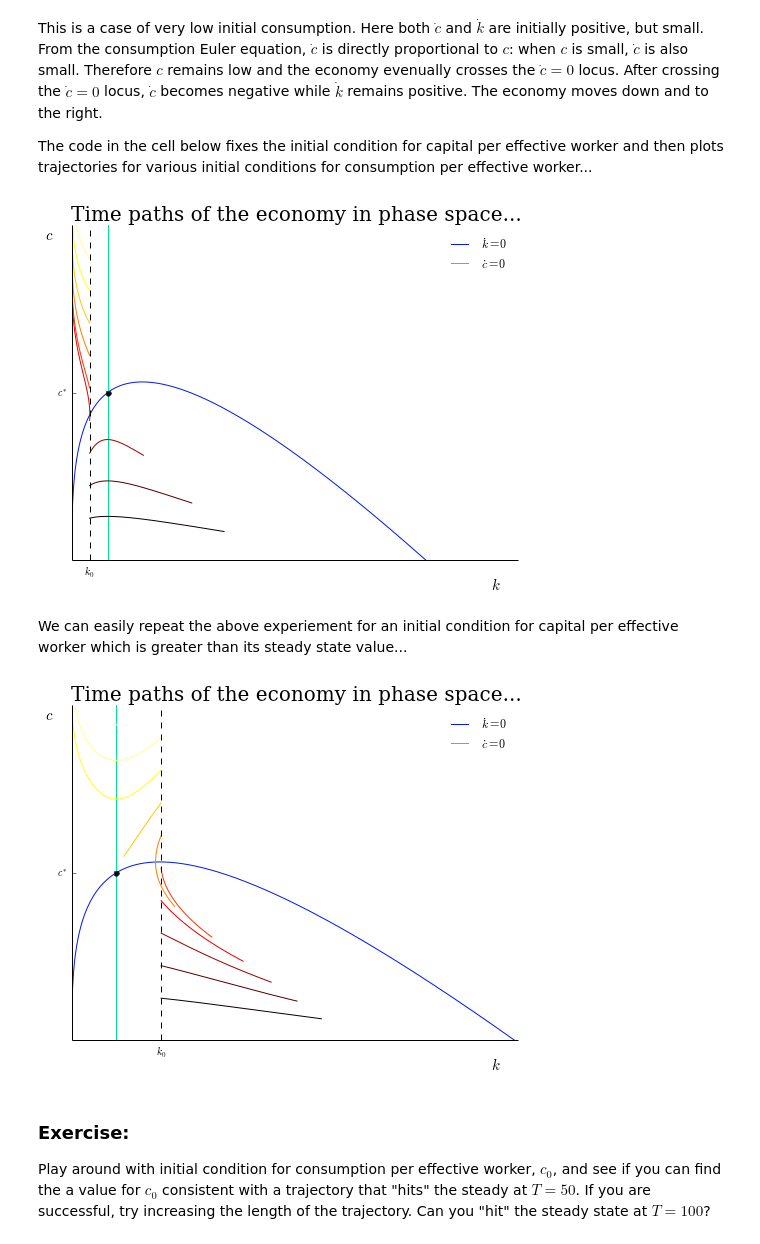
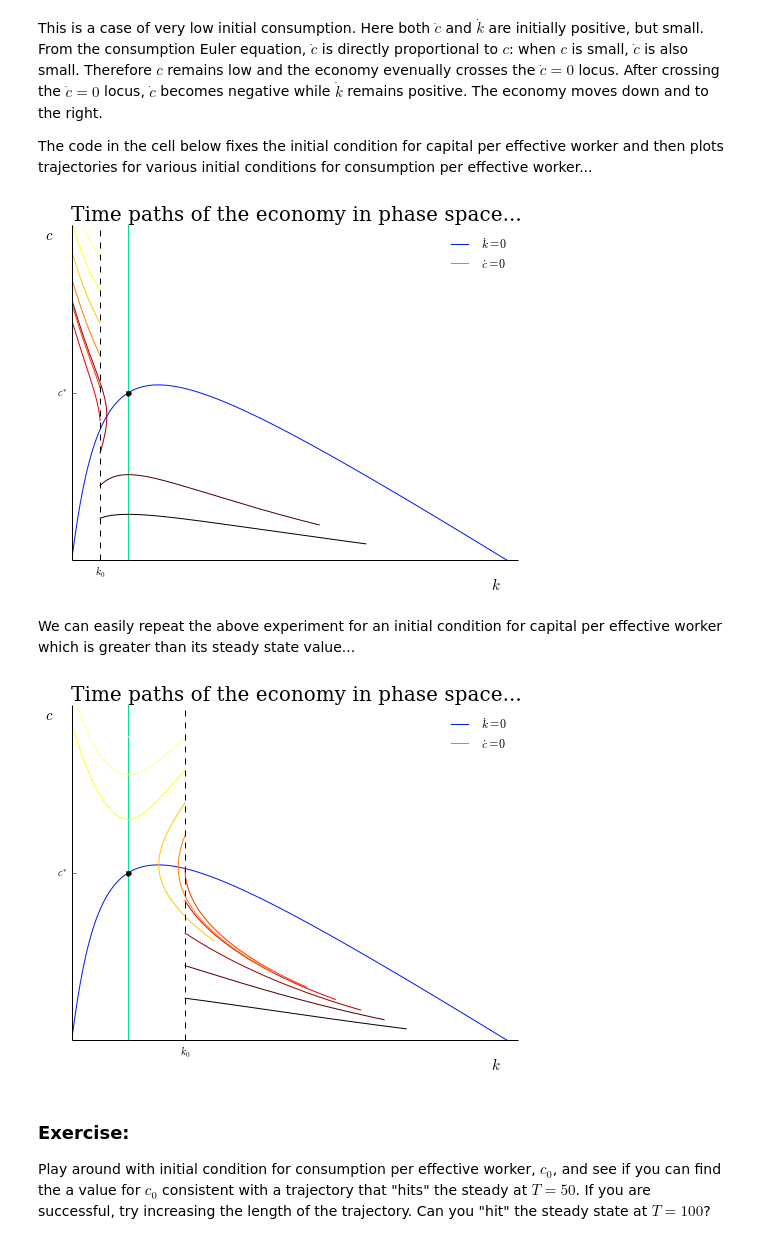
Before and after one commit to davidrpugh/numerical-methods, a Jupyter notebook: lab-2/lab-2.ipynb, the cells around one changed output. Saved outputs shown, nothing was run; the diff lists cells and outputs as text; code cells hidden in the pictures.

```diff
--- a/lab-2/lab-2.ipynb
+++ b/lab-2/lab-2.ipynb
@@ -437,3 +440,9 @@ The Jacobian matrix plays several important roles in the optimal growth model (a
 Although the above matrix of partial derivatives looks fairly straightforward to compute by hand, you may recall from your homework that deriving an analytic expression for $f''$ with CES production is tedious and error prone. In general, a much better strategy is to get the computer to take complicated and error-prone derivatives for you! There are three general approaches that one can use in order to get a computer to take derivatives: [numeric differentiation](http://en.wikipedia.org/wiki/Numerical_differentiation), [symbolic differentiation](http://en.wikipedia.org/wiki/Symbolic_differentiation), or [automatic differentiation](http://en.wikipedia.org/wiki/Automatic_differentiation).
 
 While numerical differentiation is often very fast, routines that are simple to implement may fail to achieve a high level of accuracy.  Automatic differentiation is the gold-standard but open-source libraries implmenting the techniques are rare (although there are several such libraries currently under development in Python). We will take a middle of the road approach and use symbolic differentiation via [SymPy](http://sympy.org/en/index.html) to compute the model's Jacobian.
+# %%
+# declare symbolic variables
+c, k = sp.symbols('c,k')
+
+# declare symbolic parameters
+n, g, alpha, delta, rho, sigma, theta = sp.symbols('n,g,alpha,delta,rho,sigma,theta')
@@ -439,0 +475,17 @@ While numerical differentiation is often very fast, routines that are simple to
+# %%
+# set sigma = 1.0 in order to specify the Cobb-Douglas special case
+symbolic_params = {'n':n, 'g':g, 'alpha':alpha, 'delta':delta, 'rho':rho,
+                   'sigma':1.0, 'theta':theta}
+
+k_dot = lambda k, c: equation_motion_capital(0, [k, c], symbolic_params)
+c_dot = lambda k, c: consumption_euler_equation(0, [k, c], symbolic_params)
+F     = sp.Matrix([k_dot(k, c), c_dot(k, c)])
+# %%
+# now computing the Jacobian
+symbolic_jacobian  = F.jacobian([k, c])
+
+# try to simplify as much as possible
+symbolic_jacobian.simplify()
+
+# display the symbolic jacobian for the Cobb-Douglas case
+symbolic_jacobian
@@ -776,7 +878,7 @@ The code in the cell below fixes the initial condition for capital per effective
 plt.figure(figsize=(8,6))
 
 # plot the phase diagram
-model.plot_phase_diagram(gridmax=75, N=1000, arrows=False)
+model.plot_phase_diagram(gridmax=130, N=1000, arrows=False)
 
 # new initial condition for k
 k0 = model.steady_state.values['k_star'] / 2
@@ -806,44 +908,44 @@ plt.xticks([k0], ['$k_0$'])
 plt.title('Time paths of the economy in phase space...', fontsize=20, family='serif')
 plt.show()
 # %% [output]
-[figure, old version]
+[figure, new version]
 # %% [markdown]
-We can easily repeat the above experiement for an initial condition for capital per effective worker which is greater than its steady state value...
+We can easily repeat the above experiment for an initial condition for capital per effective worker which is greater than its steady state value...
 # %%
 plt.figure(figsize=(8,6))
 
 # plot the phase diagram
-model.plot_phase_diagram(gridmax=60, N=1000, arrows=False)
+model.plot_phase_diagram(gridmax=130, N=1000, arrows=False)
 
 # new initial condition for k
 k0 = 2 * model.steady_state.values['k_star']
 
 # set of initial conditions for c
 N = 10
 c_lower   = model.steady_state.values['c_star'] / 4
 c_upper   = 2 * model.steady_state.values['c_star']
 init_vals = np.linspace(c_lower, c_upper, N)
 
 # color scheme
 color_map = mpl.cm.hot(np.linspace(0, 1, N))
 
 for i, c0 in enumerate(init_vals):
 
     # simulate the model
     traj = model.integrate(t0=0, y0=[k0, c0], h=0.1, T=20, integrator='dopri5')
 
     # plot the trajectory
     model.plot_trajectory(traj, color=color_map[i])
 
 # demarcate the initial condition
 plt.axvline(k0, linestyle='dashed', color='k')
 plt.xticks([k0], ['$k_0$'])
 
 # change the plot title
 plt.title('Time paths of the economy in phase space...', fontsize=20, family='serif')
 plt.show()
 # %% [output]
-[figure, old version]
+[figure, new version]
 # %% [markdown]
 ### Exercise:
 
```
Also changed, not shown: parts of 136 cells of this notebook.
